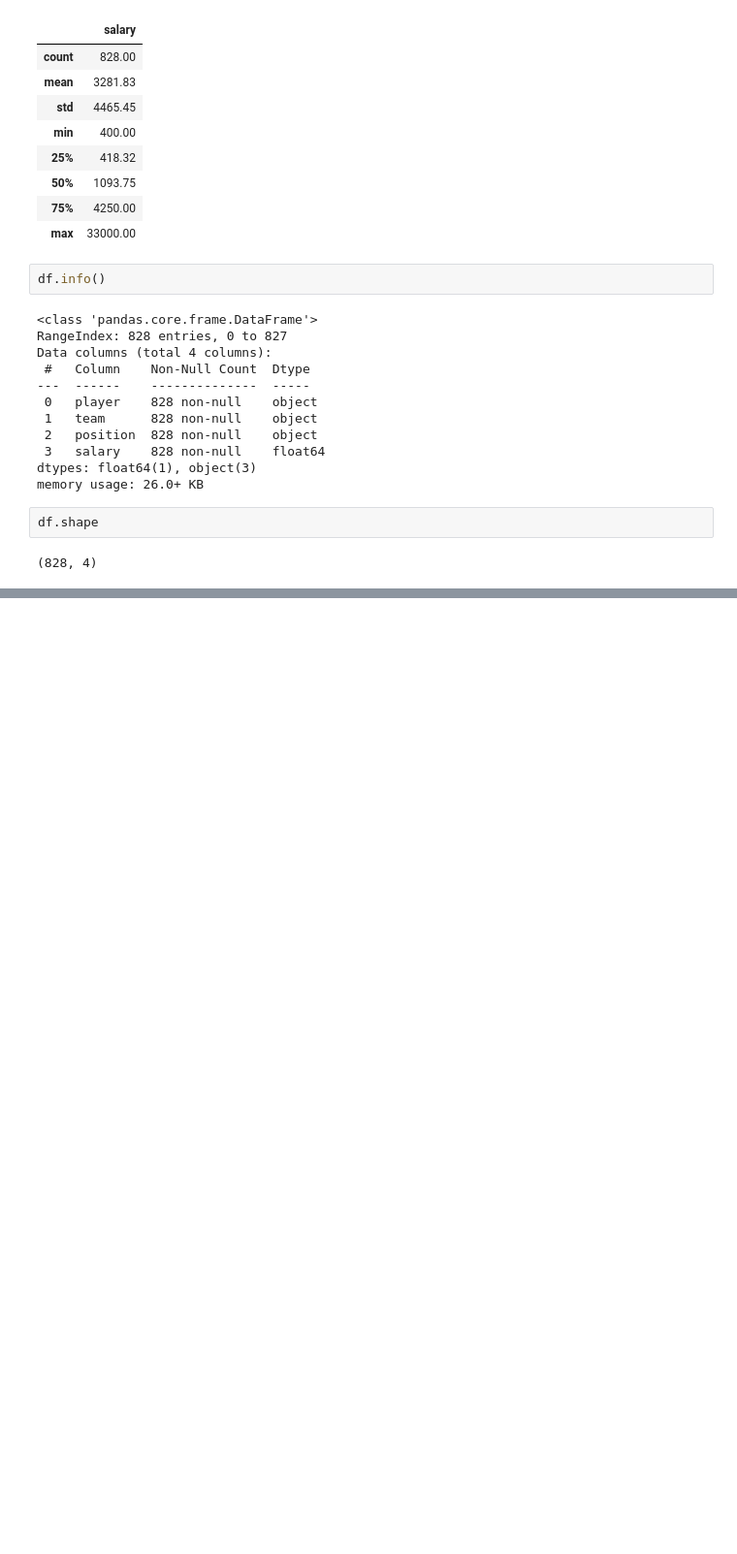
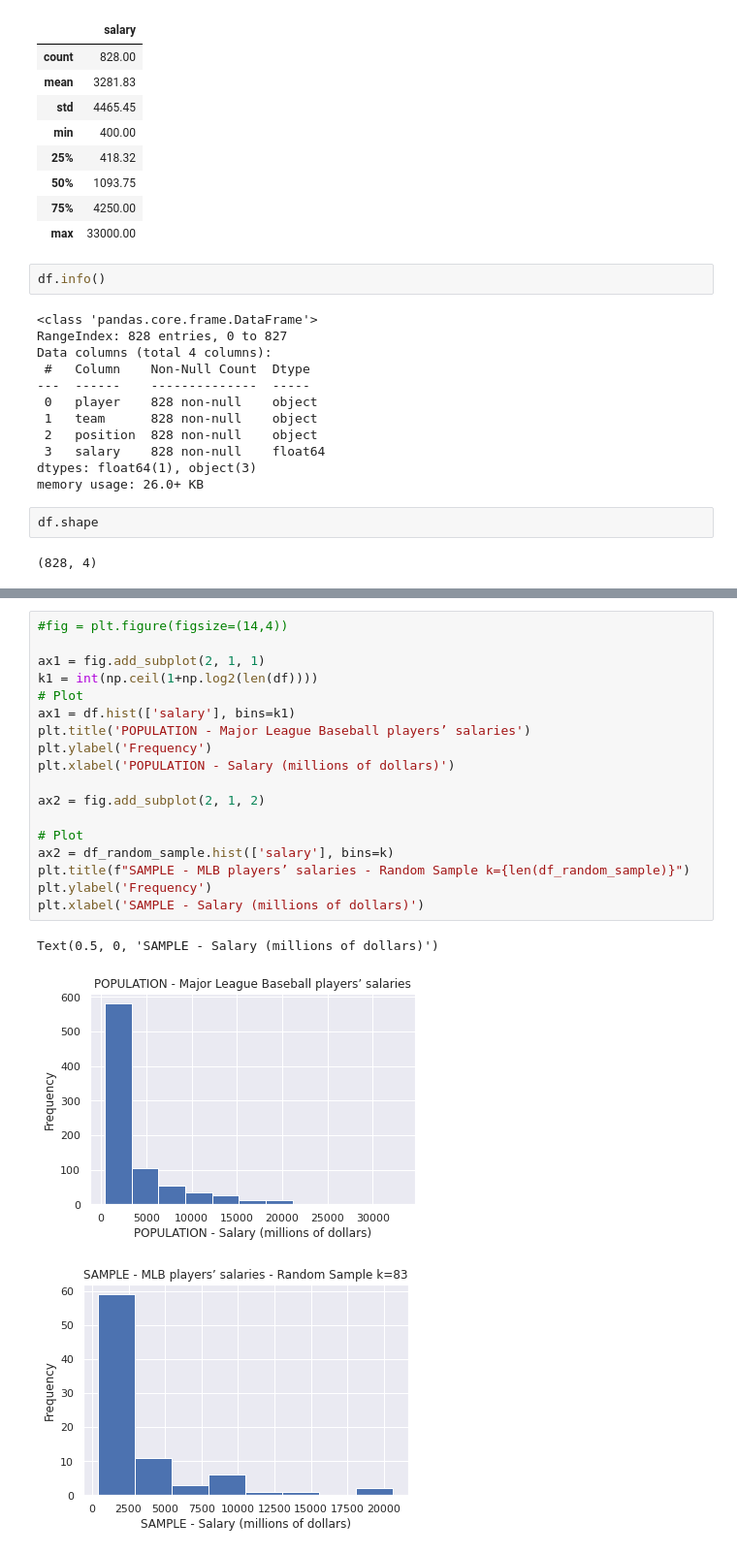
Before and after one commit to jesussantana/Sampling, a Jupyter notebook: notebooks/Sprint_6_Sampling.ipynb, the cells around one changed output, grey strips where cells are left out. Shown: that part at 97% size. Cells and saved outputs as stored; diff of their text form; blank space fills up the shorter version.

```diff
--- a/notebooks/Sprint_6_Sampling.ipynb
+++ b/notebooks/Sprint_6_Sampling.ipynb
@@ -121,0 +125,22 @@ plt.hist(random_sample_df['salary'], bins= k)
+# %%
+#fig = plt.figure(figsize=(14,4))
+
+ax1 = fig.add_subplot(2, 1, 1)
+k1 = int(np.ceil(1+np.log2(len(df))))
+# Plot
+ax1 = df.hist(['salary'], bins=k1)
+plt.title('POPULATION - Major League Baseball players’ salaries')
+plt.ylabel('Frequency')
+plt.xlabel('POPULATION - Salary (millions of dollars)')
+
+ax2 = fig.add_subplot(2, 1, 2)
+
+# Plot
+ax2 = df_random_sample.hist(['salary'], bins=k)
+plt.title(f"SAMPLE - MLB players’ salaries - Random Sample k={len(df_random_sample)}")
+plt.ylabel('Frequency')
+plt.xlabel('SAMPLE - Salary (millions of dollars)')
+# %% [output]
+Text(0.5, 0, 'SAMPLE - Salary (millions of dollars)')
+[figure, added]
+[figure, added]
```
Also changed, not shown: parts of 11 cells of this notebook.
